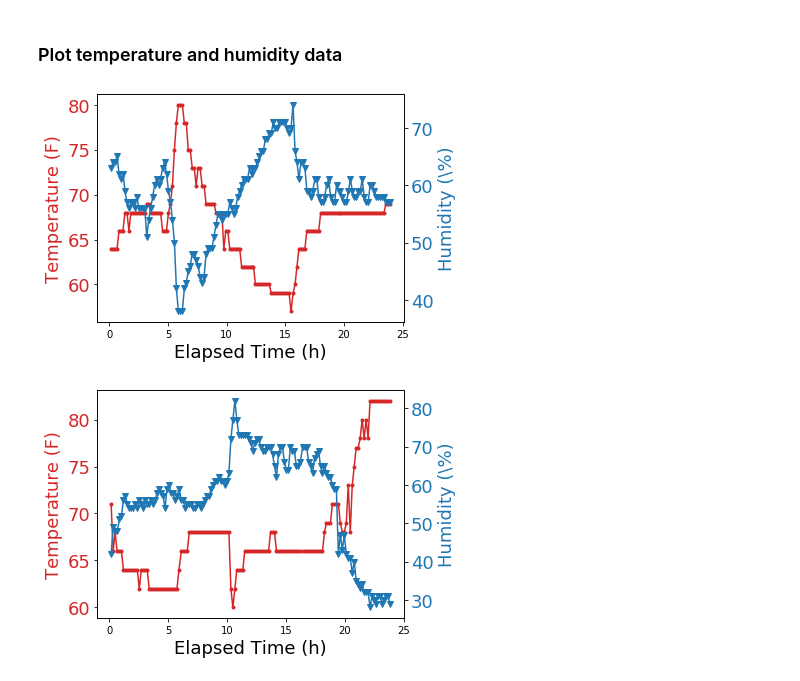
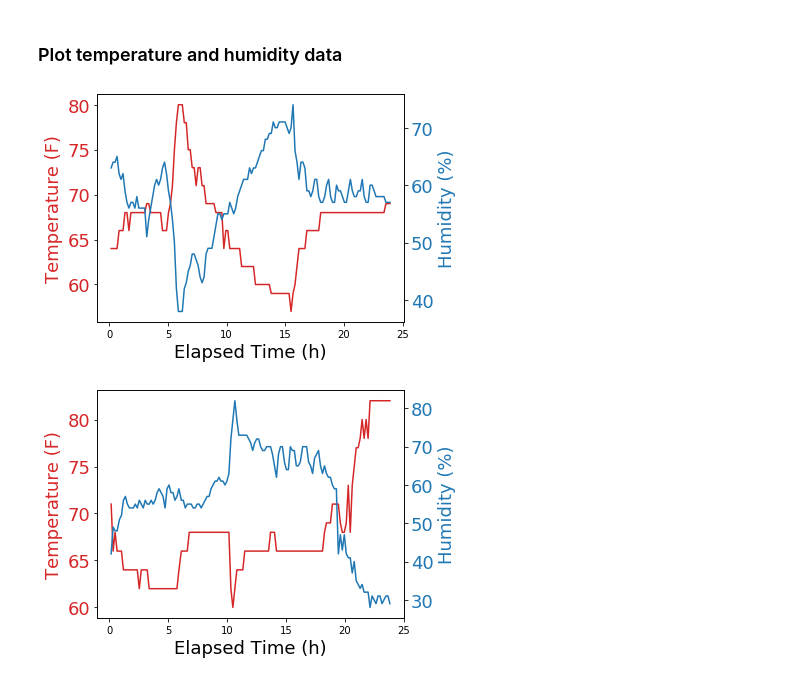
Before and after one commit to Orienfish/CSE291KW20, a Jupyter notebook: MQTT_Server/plot_data.ipynb, the cells around one changed output. Saved outputs shown, nothing was run; the diff lists cells and outputs as text; code cells hidden in the pictures.

Commit message:
plot data update

```diff
--- a/MQTT_Server/plot_data.ipynb
+++ b/MQTT_Server/plot_data.ipynb
@@ -50,26 +50,27 @@ def read_data(file_path):
 # %%
 import matplotlib.pyplot as plt
 def plot(trace, fname):
     fig, ax1 = plt.subplots()
     color = "tab:red"
-    ax1.plot(trace[:, 0], trace[:, 1], color=color, marker='.')
+    ax1.plot(trace[:, 0], trace[:, 1], color=color)
     ax1.set_xlabel("Elapsed Time (h)", fontsize=18)
     ax1.set_ylabel("Temperature (F)", color=color, fontsize=18)
     ax1.tick_params(axis='y', labelcolor=color, labelsize=18)
 
     ax2 = ax1.twinx()
     color = "tab:blue"
-    ax2.plot(trace[:, 0], trace[:, 2], color=color, marker='v')
-    ax2.set_ylabel('Humidity (\%)', color=color, fontsize=18)
+    ax2.plot(trace[:, 0], trace[:, 2], color=color)
+    ax2.set_ylabel('Humidity (%)', color=color, fontsize=18)
     ax2.tick_params(axis='y', labelcolor=color, labelsize=18)
 
     fig.tight_layout()
+    plt.savefig(fname, dpi=300)
 
 data_solar = read_data('./data/recv_data_solar.txt')
 data_bat = read_data('./data/recv_data_bat.txt')
 
 plot(data_solar, './img/solar.png')
 plot(data_bat, './img/bat.png')
 # %% [output]
-[figure, old version]
+[figure, new version]
-[figure, old version]
+[figure, new version]
```
